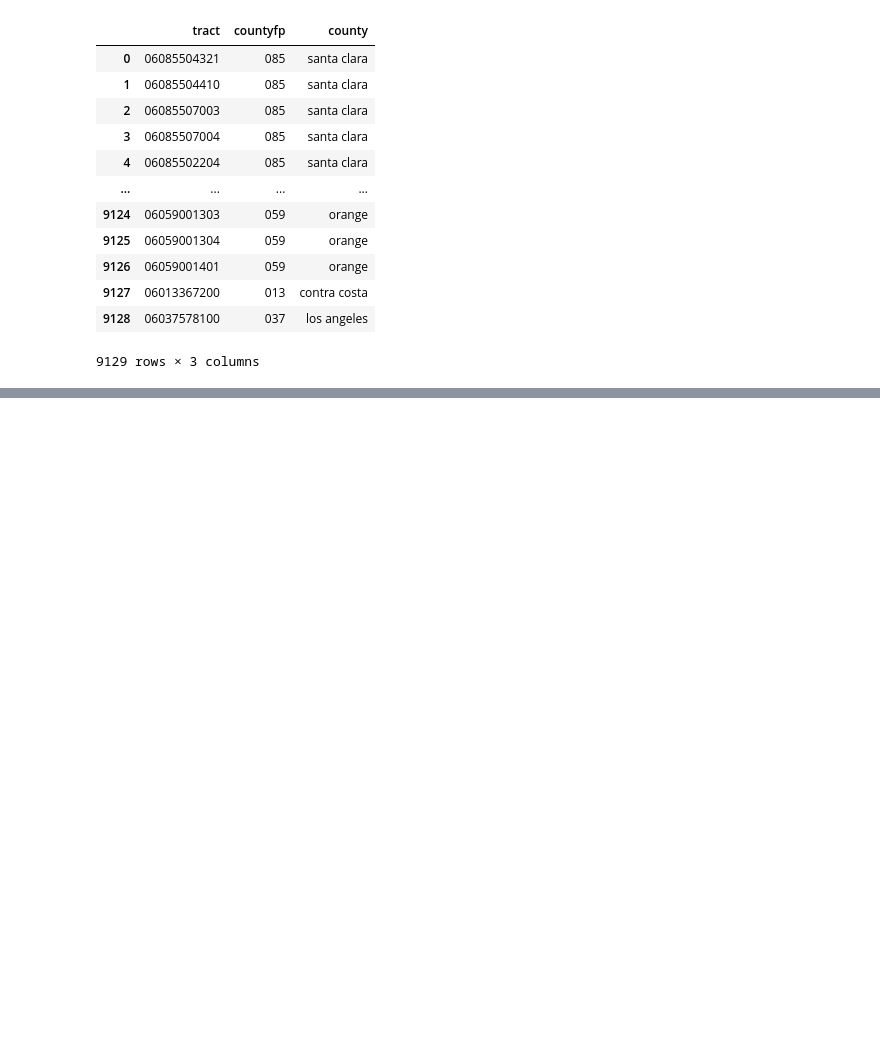
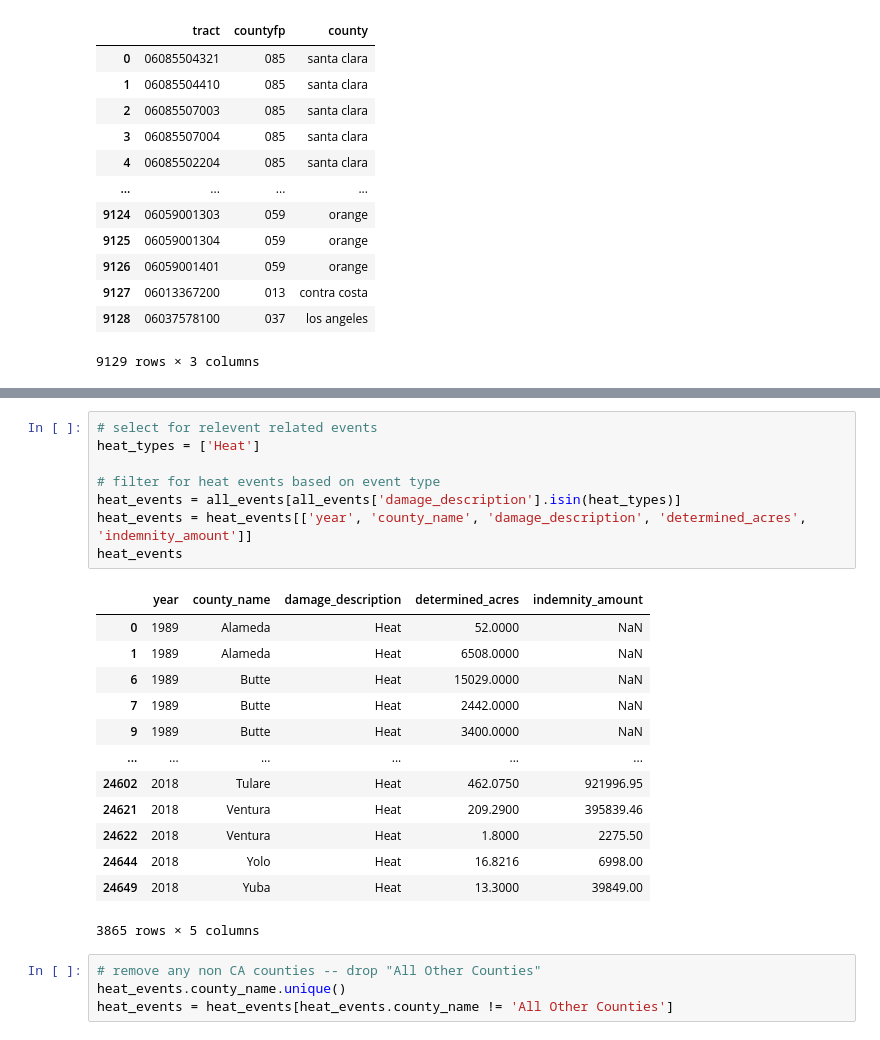
Before and after one commit to Eagle-Rock-Analytics/carb-climate-index, a Jupyter notebook: scripts/data_metric_calc/climate_crop_loss.ipynb, the cells around one changed output, grey strips where cells are left out. Saved outputs shown, nothing was run; the diff lists cells and outputs as text; blank space fills up the shorter version.

```diff
--- a/scripts/data_metric_calc/climate_crop_loss.ipynb
+++ b/scripts/data_metric_calc/climate_crop_loss.ipynb
@@ -396,0 +124,26 @@ for input_csv, varname in zip(input_csvs, varnames):
+# %%
+# select for relevent related events
+heat_types = ['Heat']
+
+# filter for heat events based on event type
+heat_events = all_events[all_events['damage_description'].isin(heat_types)]
+heat_events = heat_events[['year', 'county_name', 'damage_description', 'determined_acres', 'indemnity_amount']]
+heat_events
+# %% [output]
+|  | year | county_name | damage_description | determined_acres | indemnity_amount |
+| 0 | 1989 | Alameda | Heat | 52.0000 | NaN |
+| 1 | 1989 | Alameda | Heat | 6508.0000 | NaN |
+| 6 | 1989 | Butte | Heat | 15029.0000 | NaN |
+| 7 | 1989 | Butte | Heat | 2442.0000 | NaN |
+| 9 | 1989 | Butte | Heat | 3400.0000 | NaN |
+| ... | ... | ... | ... | ... | ... |
+| 24602 | 2018 | Tulare | Heat | 462.0750 | 921996.95 |
+| 24621 | 2018 | Ventura | Heat | 209.2900 | 395839.46 |
+| 24622 | 2018 | Ventura | Heat | 1.8000 | 2275.50 |
+| 24644 | 2018 | Yolo | Heat | 16.8216 | 6998.00 |
+| 24649 | 2018 | Yuba | Heat | 13.3000 | 39849.00 |
+3865 rows × 5 columns
+# %%
+# remove any non CA counties -- drop "All Other Counties"
+heat_events.county_name.unique()
+heat_events = heat_events[heat_events.county_name != 'All Other Counties']
```
Also changed, not shown: parts of 44 cells of this notebook.
